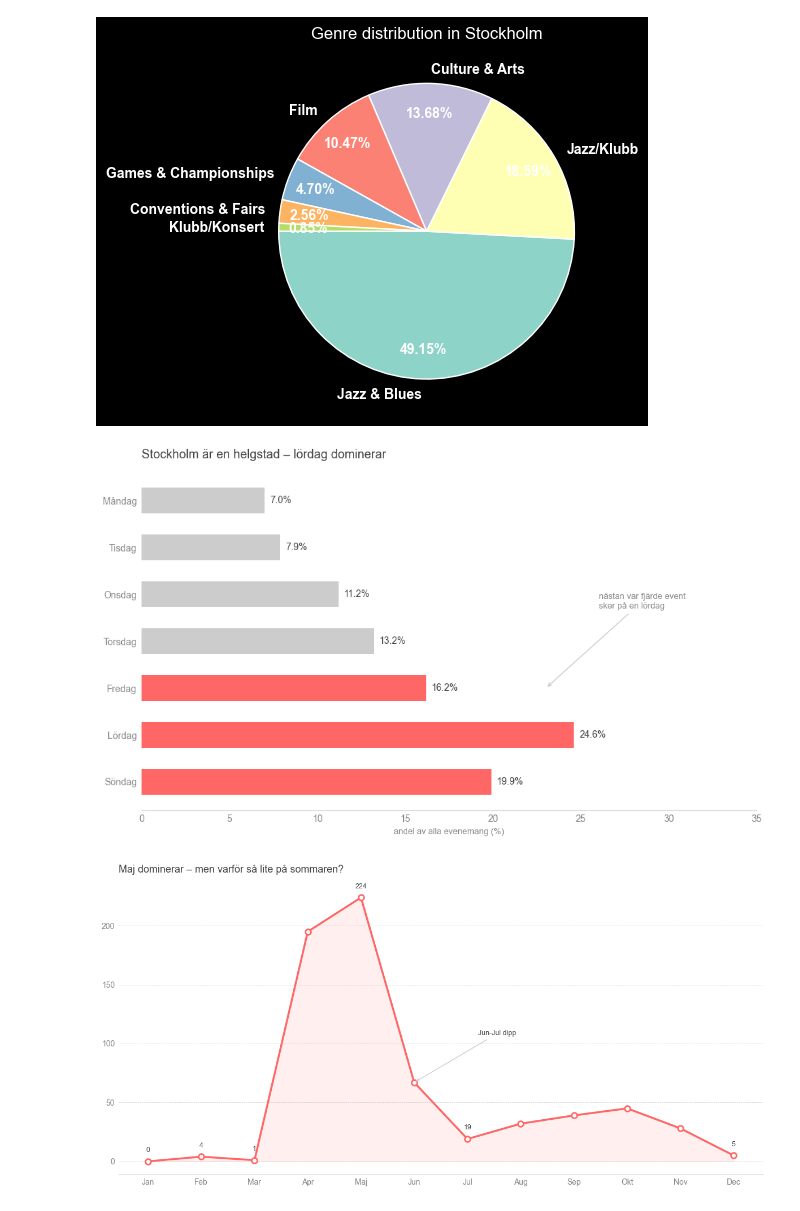
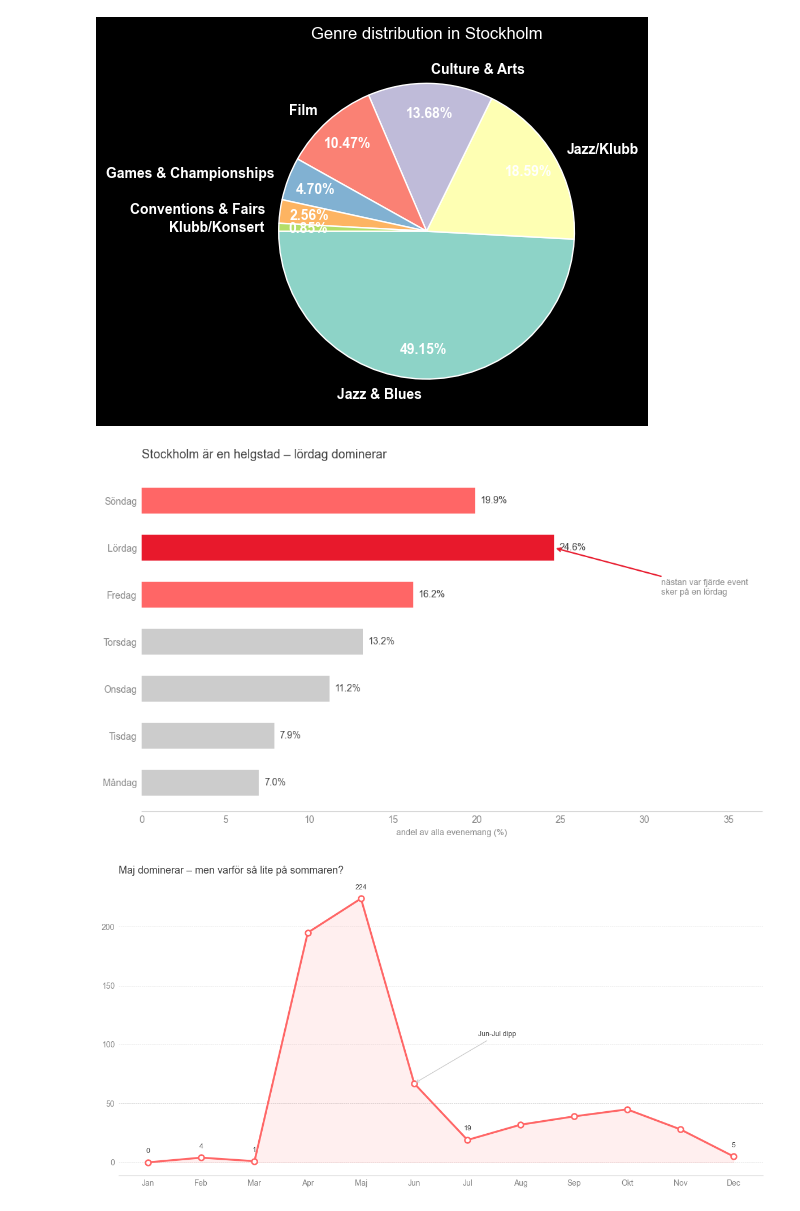
Before and after one commit to LisaYllander92/Visualization_project, a Jupyter notebook: eda/eda_rickard.ipynb, the cells around one changed output. Drawn from its saved outputs; the diff is of its cells as text; code cells hidden in the pictures.

Commit message:
refactor: enhanced color on saturday, switched day order

```diff
--- a/eda/eda_rickard.ipynb
+++ b/eda/eda_rickard.ipynb
@@ -212,61 +212,70 @@ import matplotlib.pyplot as plt
 
 df = pd.read_csv('../data/output/events_combined.csv')
 
-BAKGRUND = '#FFFFFF'
-KORALL = '#FF6666'
-GRAY_1 = '#CCCCCC'
-GRAY_2 = '#888888'
-GRAY_3 = '#444444'
-NORMAL = '#CCCCCC'
+BAKGRUND  = '#FFFFFF'
+KORALL    = '#FF6666'
+HIGHLIGHT = '#E8192C'
+GRAY_1    = '#CCCCCC'
+GRAY_2    = '#888888'
+GRAY_3    = '#444444'
+NORMAL    = '#CCCCCC'
 
-day_order = ['Monday', 'Tuesday', 'Wednesday', 'Thursday', 'Friday', 'Saturday', 'Sunday']
+# Måndag överst i listan = måndag nederst i barh, söndag överst
+day_order  = ['Monday', 'Tuesday', 'Wednesday', 'Thursday', 'Friday', 'Saturday', 'Sunday']
 day_labels = ['Måndag', 'Tisdag', 'Onsdag', 'Torsdag', 'Fredag', 'Lördag', 'Söndag']
 
 day_counts = df['day_of_week'].value_counts().reindex(day_order).fillna(0)
 total = day_counts.sum()
 pct = (day_counts / total * 100).round(1)
 
-colors = [KORALL if day in ['Friday', 'Saturday', 'Sunday'] else NORMAL for day in day_order]
+colors = []
+for day in day_order:
+    if day == 'Saturday':
+        colors.append(HIGHLIGHT)
+    elif day in ['Friday', 'Sunday']:
+        colors.append(KORALL)
+    else:
+        colors.append(NORMAL)
 
 fig, ax = plt.subplots(figsize=(10, 6))
 fig.patch.set_facecolor(BAKGRUND)
 ax.set_facecolor(BAKGRUND)
 
-bars = ax.barh(day_labels[::-1], pct.values[::-1], color=colors[::-1], height=0.55, edgecolor='none')
+bars = ax.barh(day_labels, pct.values, color=colors, height=0.55, edgecolor='none')
 
-for bar, val in zip(bars, pct.values[::-1]):
+for bar, val in zip(bars, pct.values):
     ax.text(bar.get_width() + 0.3, bar.get_y() + bar.get_height()/2,
             f'{val}%', va='center', ha='left', color=GRAY_3, fontsize=10)
 
 ax.spines[['top', 'right', 'left']].set_visible(False)
 ax.spines['bottom'].set_color(GRAY_1)
 ax.tick_params(colors=GRAY_2, labelsize=10, length=0, pad=5)
 ax.set_xlabel('andel av alla evenemang (%)', color=GRAY_2, fontsize=9)
 ax.set_ylabel('')
-ax.set_xlim(0, 35)
+ax.set_xlim(0, 37)
 
 ax.set_title(
     'Stockholm är en helgstad – lördag dominerar',
     loc='left',
     color=GRAY_3,
     fontsize=13,
     pad=15
 )
 
-# lördag sticker ut rejält
+# Lördag är index 5 i day_labels (y-position = 5)
 ax.annotate(
-    xy=(23, 2),
     text='nästan var fjärde event\nsker på en lördag',
+    xy=(pct['Saturday'], 5),
+    xytext=(31, 4.0),
     color=GRAY_2,
     fontsize=9,
-    xytext=(26, 3.7),
-    arrowprops=dict(arrowstyle='->', color=GRAY_1, lw=1)
+    arrowprops=dict(arrowstyle='->', color=HIGHLIGHT, lw=1.5)
 )
 
 fig.tight_layout()
 fig.savefig('data_images/storytelling_weekend-activity.png', dpi=250, bbox_inches='tight', facecolor=BAKGRUND)
 # %% [output]
-[figure, old version]
+[figure, new version]
 # %%
 import pandas as pd
 import matplotlib.pyplot as plt
```
Also changed, not shown: 1 other file.
